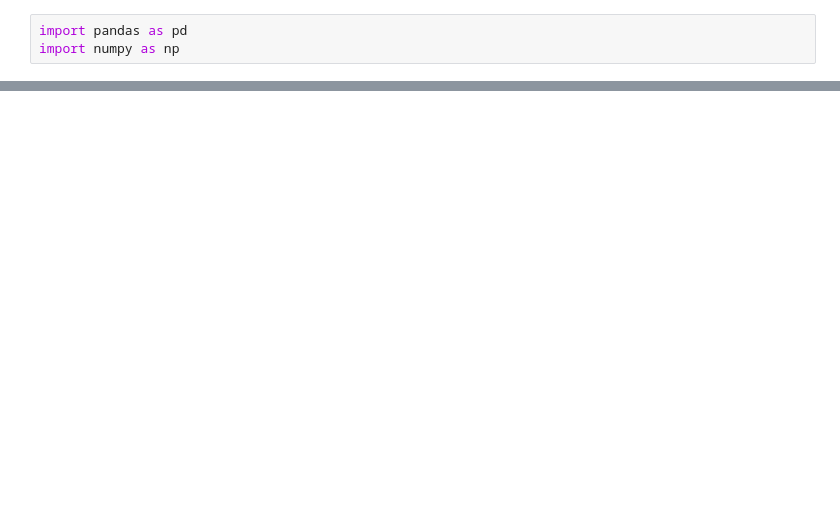
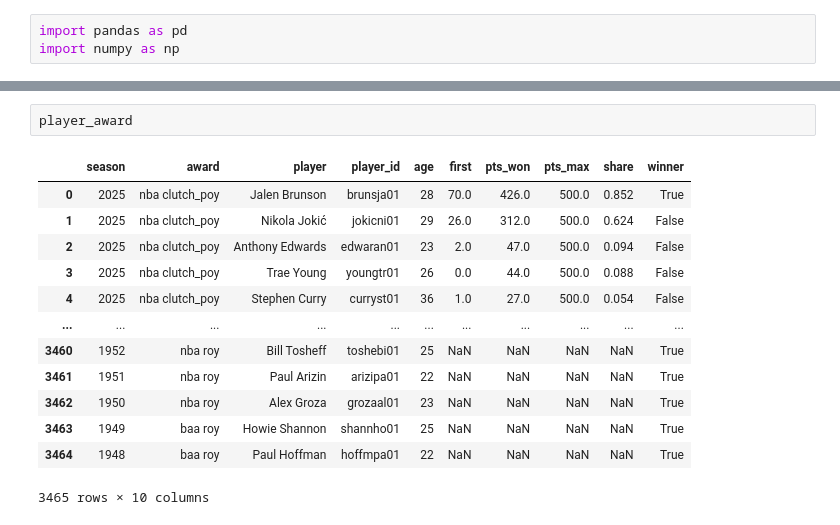
Before and after one commit to cedrictongg/COMP542-Group-8, a Jupyter notebook: project.ipynb, the cells around one changed output, grey strips where cells are left out. Saved outputs shown, nothing was run; the diff lists cells and outputs as text; blank space fills up the shorter version.

```diff
--- a/project.ipynb
+++ b/project.ipynb
@@ -23,0 +70,16 @@ all_star.head()
+# %%
+player_award
+# %% [output]
+|  | season | award | player | player_id | age | first | pts_won | pts_max | share | winner |
+| 0 | 2025 | nba clutch_poy | Jalen Brunson | brunsja01 | 28 | 70.0 | 426.0 | 500.0 | 0.852 | True |
+| 1 | 2025 | nba clutch_poy | Nikola Jokić | jokicni01 | 29 | 26.0 | 312.0 | 500.0 | 0.624 | False |
+| 2 | 2025 | nba clutch_poy | Anthony Edwards | edwaran01 | 23 | 2.0 | 47.0 | 500.0 | 0.094 | False |
+| 3 | 2025 | nba clutch_poy | Trae Young | youngtr01 | 26 | 0.0 | 44.0 | 500.0 | 0.088 | False |
+| 4 | 2025 | nba clutch_poy | Stephen Curry | curryst01 | 36 | 1.0 | 27.0 | 500.0 | 0.054 | False |
+| ... | ... | ... | ... | ... | ... | ... | ... | ... | ... | ... |
+| 3460 | 1952 | nba roy | Bill Tosheff | toshebi01 | 25 | NaN | NaN | NaN | NaN | True |
+| 3461 | 1951 | nba roy | Paul Arizin | arizipa01 | 22 | NaN | NaN | NaN | NaN | True |
+| 3462 | 1950 | nba roy | Alex Groza | grozaal01 | 23 | NaN | NaN | NaN | NaN | True |
+| 3463 | 1949 | baa roy | Howie Shannon | shannho01 | 25 | NaN | NaN | NaN | NaN | True |
+| 3464 | 1948 | baa roy | Paul Hoffman | hoffmpa01 | 22 | NaN | NaN | NaN | NaN | True |
+3465 rows × 10 columns
```
Also changed, not shown: parts of 8 cells of this notebook, 6 other files.
